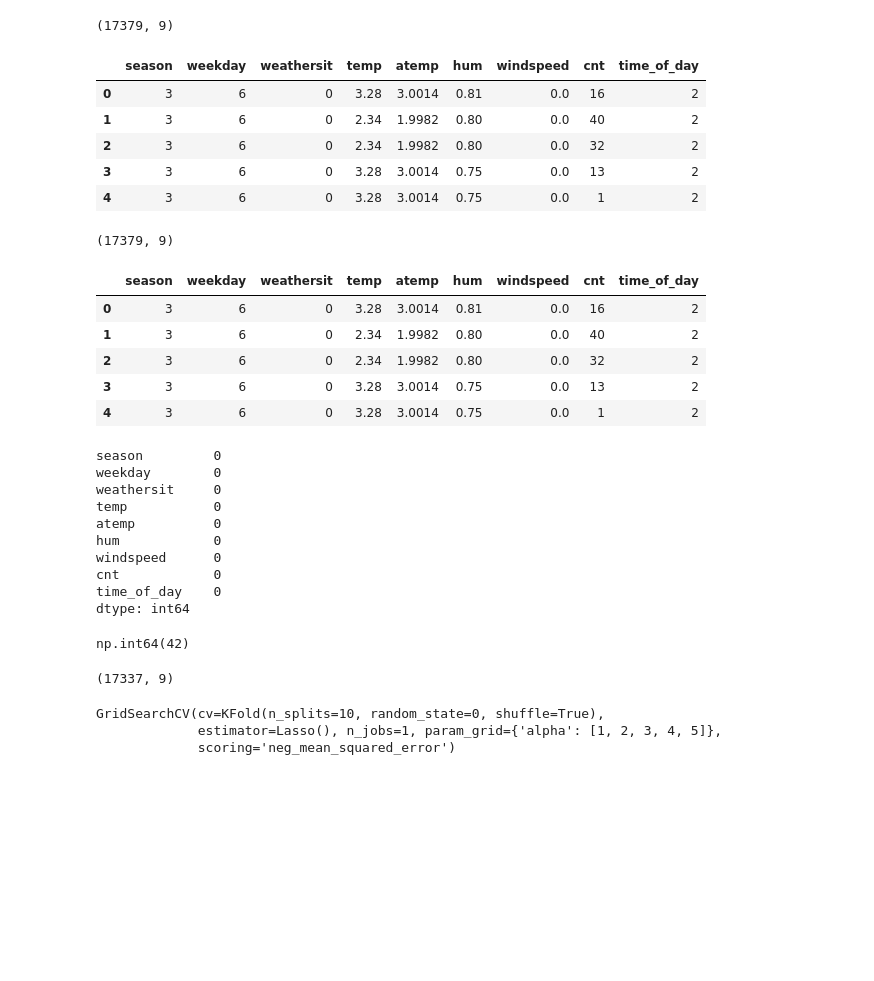
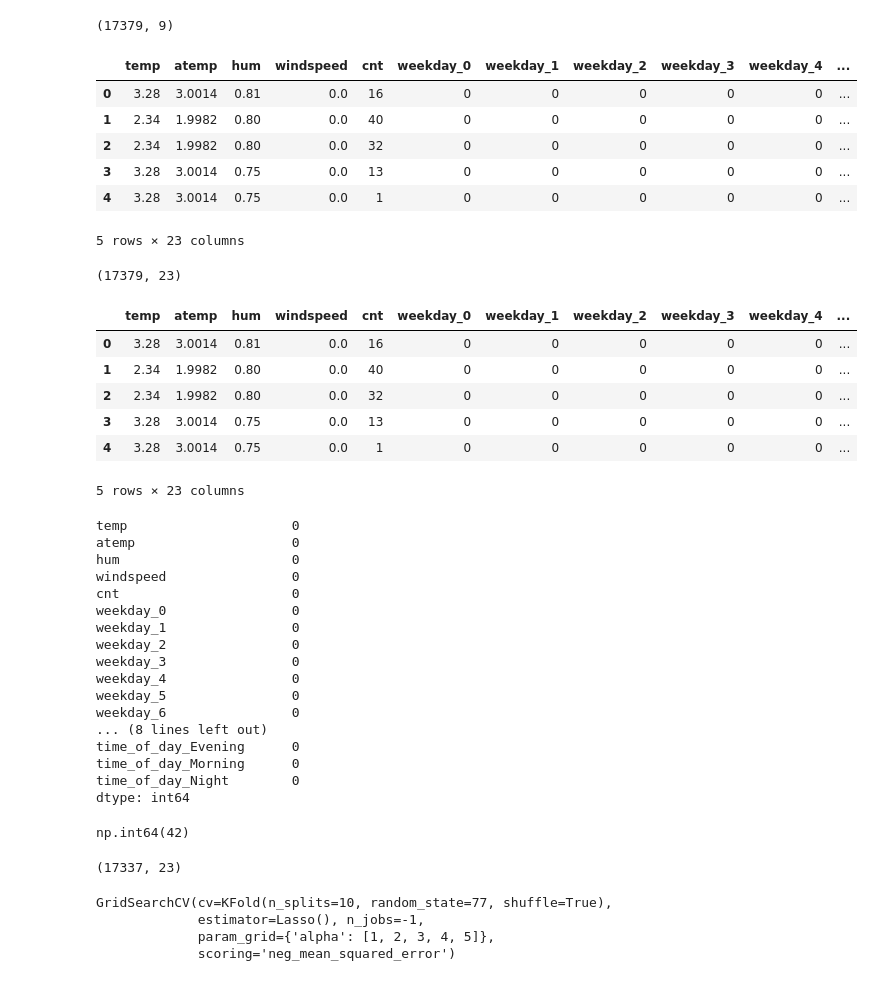
Before and after one commit to juanVallarino/masterIA, a Jupyter notebook: etapa_1/project_Juan_Vallarino.ipynb, the cells around one changed output. Saved outputs shown, nothing was run; the diff lists cells and outputs as text; code cells hidden in the pictures; blank space fills up the shorter version.

```diff
--- a/etapa_1/project_Juan_Vallarino.ipynb
+++ b/etapa_1/project_Juan_Vallarino.ipynb
@@ -19,46 +19,63 @@ with open(path, 'w') as file:
 # %%
 #Carga y verificacion del CSV
 data_original = pd.read_csv(path, sep=',')
 data_copy = data_original.copy()
 print(data_copy.shape)
-data_copy['season'] = data_copy['season'].astype('category').cat.codes
-data_copy['weathersit'] = data_copy['weathersit'].astype('category').cat.codes
-data_copy['time_of_day'] = data_copy['time_of_day'].astype('category').cat.codes
+# data_copy['season'] = data_copy['season'].astype('category').cat.codes
+# data_copy['weathersit'] = data_copy['weathersit'].astype('category').cat.codes
+# data_copy['time_of_day'] = data_copy['time_of_day'].astype('category').cat.codes
+categorical_columns = ['weekday','season', 'weathersit', 'time_of_day']
+encoded_data = pd.get_dummies(data_copy, columns=categorical_columns)
+
+categorical_encoded_columns = [col for col in encoded_data.columns if col not in data_copy.columns.difference(categorical_columns)]
+encoded_data[categorical_encoded_columns] = encoded_data[categorical_encoded_columns].astype(int)
+
+data_copy = encoded_data
+# data.head()
 data_copy.head()
 # %% [output]
 (17379, 9)
-|  | season | weekday | weathersit | temp | atemp | hum | windspeed | cnt | time_of_day |
-| 0 | 3 | 6 | 0 | 3.28 | 3.0014 | 0.81 | 0.0 | 16 | 2 |
-| 1 | 3 | 6 | 0 | 2.34 | 1.9982 | 0.80 | 0.0 | 40 | 2 |
-| 2 | 3 | 6 | 0 | 2.34 | 1.9982 | 0.80 | 0.0 | 32 | 2 |
-| 3 | 3 | 6 | 0 | 3.28 | 3.0014 | 0.75 | 0.0 | 13 | 2 |
-| 4 | 3 | 6 | 0 | 3.28 | 3.0014 | 0.75 | 0.0 | 1 | 2 |
+|  | temp | atemp | hum | windspeed | cnt | weekday_0 | weekday_1 | weekday_2 | weekday_3 | weekday_4 | ... |
+| 0 | 3.28 | 3.0014 | 0.81 | 0.0 | 16 | 0 | 0 | 0 | 0 | 0 | ... |
+| 1 | 2.34 | 1.9982 | 0.80 | 0.0 | 40 | 0 | 0 | 0 | 0 | 0 | ... |
+| 2 | 2.34 | 1.9982 | 0.80 | 0.0 | 32 | 0 | 0 | 0 | 0 | 0 | ... |
+| 3 | 3.28 | 3.0014 | 0.75 | 0.0 | 13 | 0 | 0 | 0 | 0 | 0 | ... |
+| 4 | 3.28 | 3.0014 | 0.75 | 0.0 | 1 | 0 | 0 | 0 | 0 | 0 | ... |
+5 rows × 23 columns
 # %%
 #eliminar columnas categoricas mientras se construye el modelo
 #data_copy=data_copy.drop(['season','weathersit','time_of_day'], axis=1)
 print(data_copy.shape)
 data_copy.head()
 # %% [output]
-(17379, 9)
+(17379, 23)
-|  | season | weekday | weathersit | temp | atemp | hum | windspeed | cnt | time_of_day |
-| 0 | 3 | 6 | 0 | 3.28 | 3.0014 | 0.81 | 0.0 | 16 | 2 |
-| 1 | 3 | 6 | 0 | 2.34 | 1.9982 | 0.80 | 0.0 | 40 | 2 |
-| 2 | 3 | 6 | 0 | 2.34 | 1.9982 | 0.80 | 0.0 | 32 | 2 |
-| 3 | 3 | 6 | 0 | 3.28 | 3.0014 | 0.75 | 0.0 | 13 | 2 |
-| 4 | 3 | 6 | 0 | 3.28 | 3.0014 | 0.75 | 0.0 | 1 | 2 |
+|  | temp | atemp | hum | windspeed | cnt | weekday_0 | weekday_1 | weekday_2 | weekday_3 | weekday_4 | ... |
+| 0 | 3.28 | 3.0014 | 0.81 | 0.0 | 16 | 0 | 0 | 0 | 0 | 0 | ... |
+| 1 | 2.34 | 1.9982 | 0.80 | 0.0 | 40 | 0 | 0 | 0 | 0 | 0 | ... |
+| 2 | 2.34 | 1.9982 | 0.80 | 0.0 | 32 | 0 | 0 | 0 | 0 | 0 | ... |
+| 3 | 3.28 | 3.0014 | 0.75 | 0.0 | 13 | 0 | 0 | 0 | 0 | 0 | ... |
+| 4 | 3.28 | 3.0014 | 0.75 | 0.0 | 1 | 0 | 0 | 0 | 0 | 0 | ... |
+5 rows × 23 columns
 # %%
 #verificar data incompleta
 data_copy.isna().sum()
 # %% [output]
-season         0
-weekday        0
-weathersit     0
-temp           0
-atemp          0
-hum            0
-windspeed      0
-cnt            0
-time_of_day    0
+temp                     0
+atemp                    0
+hum                      0
+windspeed                0
+cnt                      0
+weekday_0                0
+weekday_1                0
+weekday_2                0
+weekday_3                0
+weekday_4                0
+weekday_5                0
+weekday_6                0
+... (8 lines left out)
+time_of_day_Evening      0
+time_of_day_Morning      0
+time_of_day_Night        0
 dtype: int64
 # %%
 #verificar registros duplicados
@@ -70,7 +87,7 @@ np.int64(42)
 data_copy = data_copy.drop_duplicates()
 print(data_copy.shape)
 # %% [output]
-(17337, 9)
+(17337, 23)
 # %%
 #SEPARCION DE VARIABLE OBJETIVO DE INDEPENDIENTES   ---------------------------------------------- REGRESION CON REGULACION LASSO
 train_lasso, test_lasso = train_test_split(data_copy, test_size=0.2, random_state=77)
@@ -82,17 +99,18 @@ columns = x_train_lasso.columns
 scaler = StandardScaler()
 x_train_lasso = pd.DataFrame(scaler.fit_transform(x_train_lasso), columns = columns)
 #BUSQUEDA DE HIPERPARAMETRO Y ENTRENAMIENTO
-kfold = KFold(n_splits=10, shuffle= True, random_state=0)
+kfold = KFold(n_splits=10, shuffle= True, random_state=77)
 #creacion objeto clase lasso
 lasso = Lasso()
 #definición de busqueda de hiperparametro
 valores_alpha = [1, 2, 3, 4, 5]
 param_grid_lasso = {'alpha': valores_alpha}
-grid_lasso = GridSearchCV(lasso, param_grid_lasso, cv = kfold, n_jobs = 1, scoring= 'neg_mean_squared_error')
+grid_lasso = GridSearchCV(lasso, param_grid_lasso, cv = kfold, n_jobs = -1, scoring= 'neg_mean_squared_error')
 grid_lasso.fit(x_train_lasso, y_train_lasso)
 # %% [output]
-GridSearchCV(cv=KFold(n_splits=10, random_state=0, shuffle=True),
-             estimator=Lasso(), n_jobs=1, param_grid={'alpha': [1, 2, 3, 4, 5]},
+GridSearchCV(cv=KFold(n_splits=10, random_state=77, shuffle=True),
+             estimator=Lasso(), n_jobs=-1,
+             param_grid={'alpha': [1, 2, 3, 4, 5]},
              scoring='neg_mean_squared_error')
 # %%
 #mostrar mejor valor alfa
```
Also changed, not shown: parts of 5 cells of this notebook.
